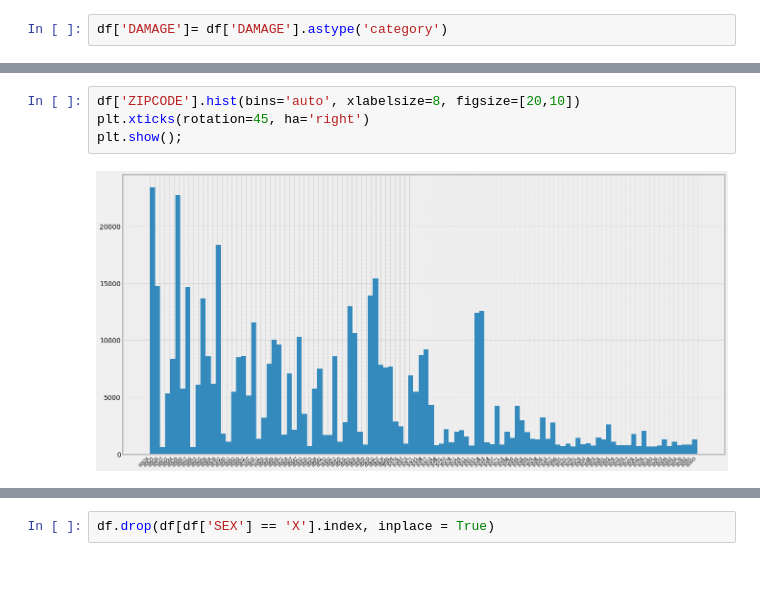
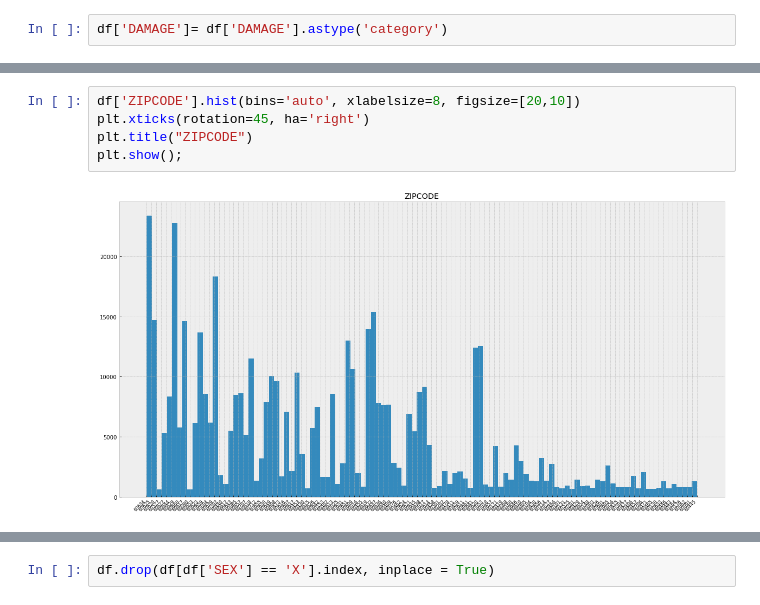
Before and after one commit to JasmineHuang25/Phase3_project, a Jupyter notebook: EDA_clean_data.ipynb, the cells around one changed output, grey strips where cells are left out. Saved outputs shown, nothing was run; the diff lists cells and outputs as text; blank space fills up the shorter version.

```diff
--- a/EDA_clean_data.ipynb
+++ b/EDA_clean_data.ipynb
@@ -186,9 +185,10 @@ Name: ZIPCODE, Length: 115, dtype: int64
 # %%
 df['ZIPCODE'].hist(bins='auto', xlabelsize=8, figsize=[20,10])
 plt.xticks(rotation=45, ha='right')
+plt.title("ZIPCODE")
 plt.show();
 # %% [output]
-[figure, old version]
+[figure, new version]
 # %%
 df.info()
 # %% [output]
```
Also changed, not shown: parts of 50 cells of this notebook, 1 other file.
